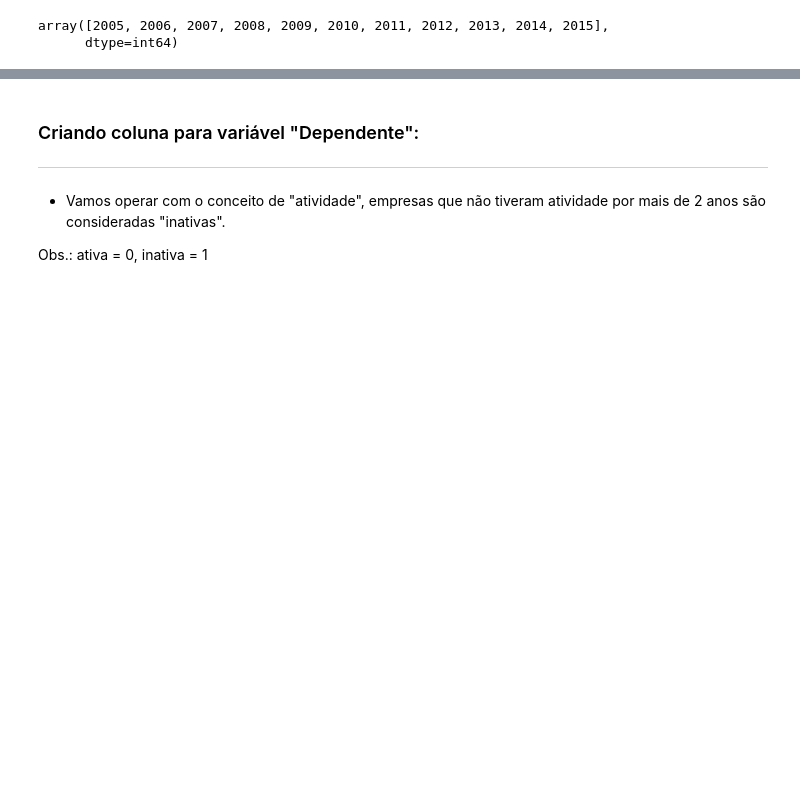
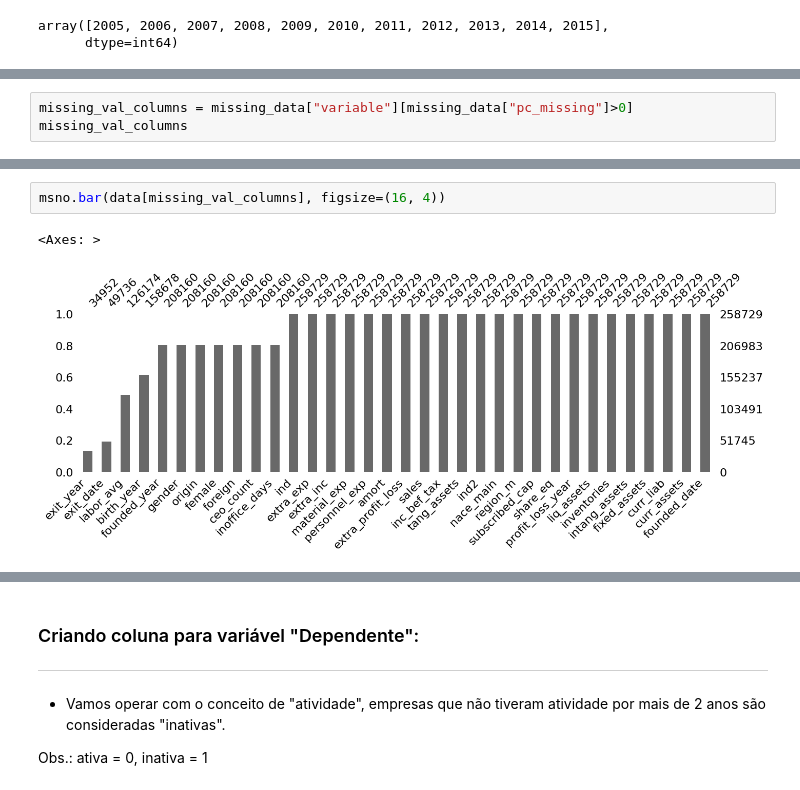
Before and after one commit to caio-a-garcia/PADS_Atividade_Integradora, a Jupyter notebook: Tratamento_de_dados.ipynb, the cells around one changed output, grey strips where cells are left out. Saved outputs shown, nothing was run; the diff lists cells and outputs as text; blank space fills up the shorter version.

```diff
--- a/Tratamento_de_dados.ipynb
+++ b/Tratamento_de_dados.ipynb
@@ -118,0 +195,3 @@ array([2005, 2006, 2007, 2008, 2009, 2010, 2011, 2012, 2013, 2014, 2015],
+# %%
+missing_val_columns = missing_data["variable"][missing_data["pc_missing"]>0]
+missing_val_columns
@@ -118,0 +216,5 @@ array([2005, 2006, 2007, 2008, 2009, 2010, 2011, 2012, 2013, 2014, 2015],
+# %%
+msno.bar(data[missing_val_columns], figsize=(16, 4))
+# %% [output]
+<Axes: >
+[figure, added]
```
Also changed, not shown: parts of 23 cells of this notebook, 1 other file.
